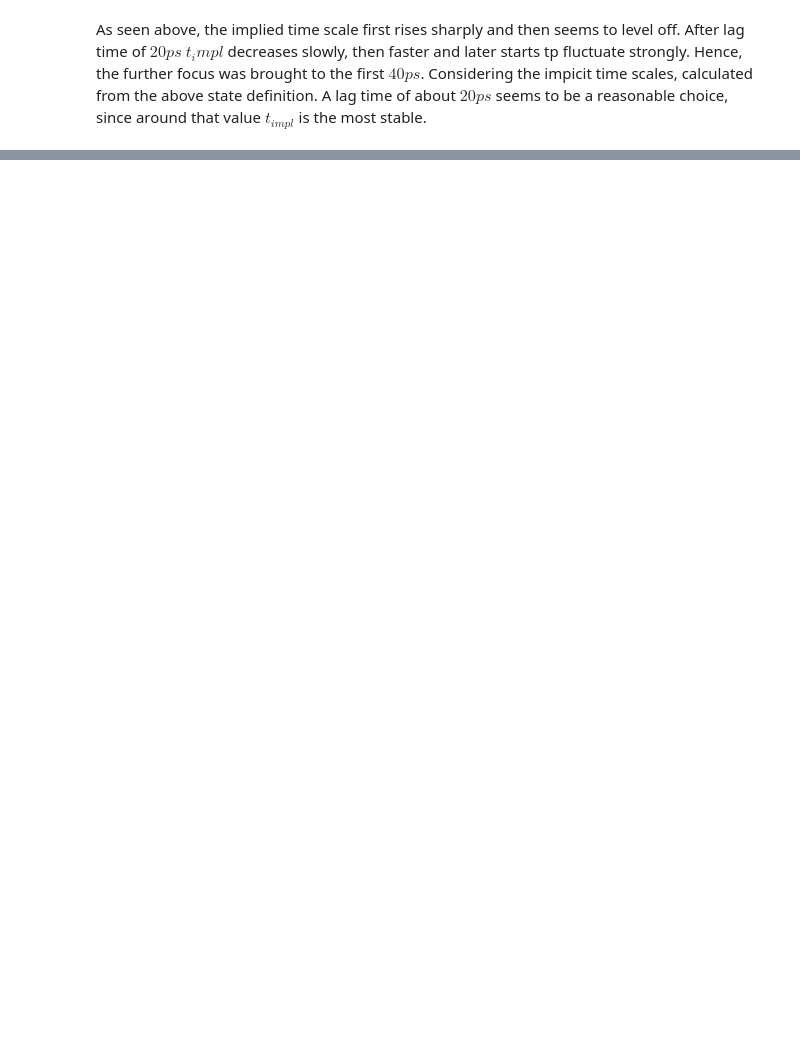
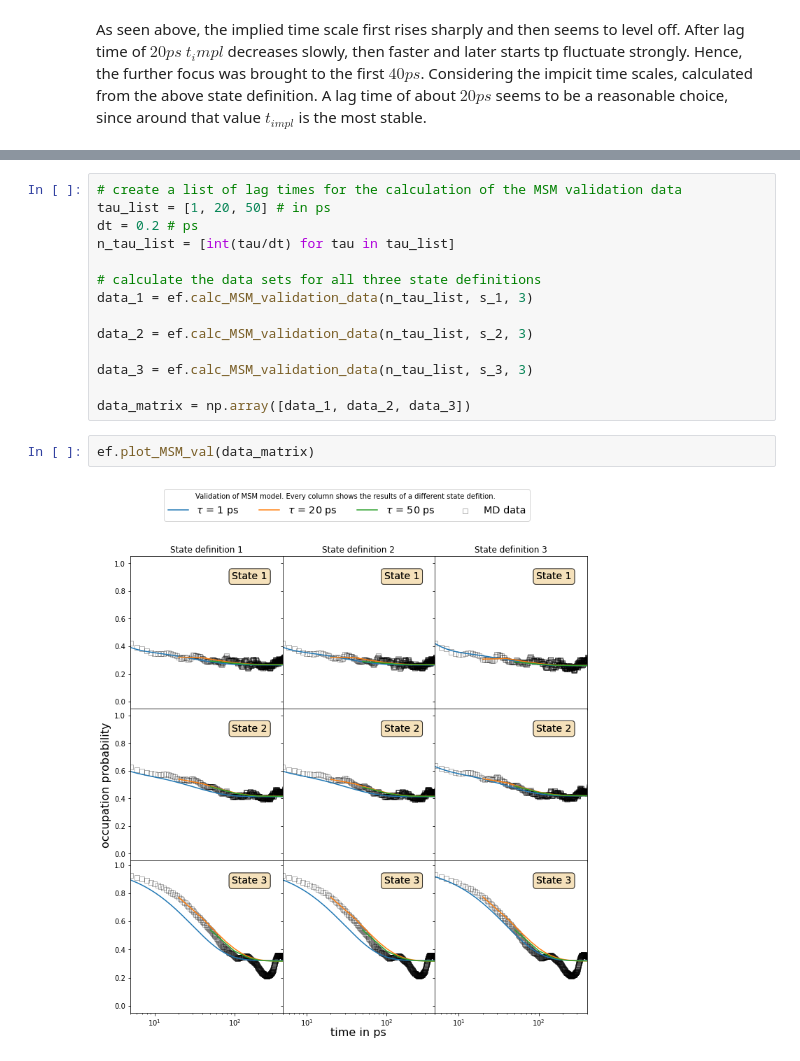
Before and after one commit to HannesC94/Final_Project_BioSim, a Jupyter notebook: Construction and Validation of Markov State Model .ipynb, the cells around one changed output, grey strips where cells are left out. Drawn from its saved outputs; the diff is of its cells as text; blank space fills up the shorter version.

```diff
--- a/Construction and Validation of Markov State Model .ipynb
+++ b/Construction and Validation of Markov State Model .ipynb
@@ -299,0 +444,18 @@ As seen above, the implied time scale first rises sharply and then seems to leve
+# %%
+# create a list of lag times for the calculation of the MSM validation data
+tau_list = [1, 20, 50] # in ps
+dt = 0.2 # ps
+n_tau_list = [int(tau/dt) for tau in tau_list]
+
+# calculate the data sets for all three state definitions
+data_1 = ef.calc_MSM_validation_data(n_tau_list, s_1, 3)
+
+data_2 = ef.calc_MSM_validation_data(n_tau_list, s_2, 3)
+
+data_3 = ef.calc_MSM_validation_data(n_tau_list, s_3, 3)
+
+data_matrix = np.array([data_1, data_2, data_3])
+# %%
+ef.plot_MSM_val(data_matrix)
+# %% [output]
+[figure, added]
```
Also changed, not shown: parts of 24 cells of this notebook, 4 other files.
